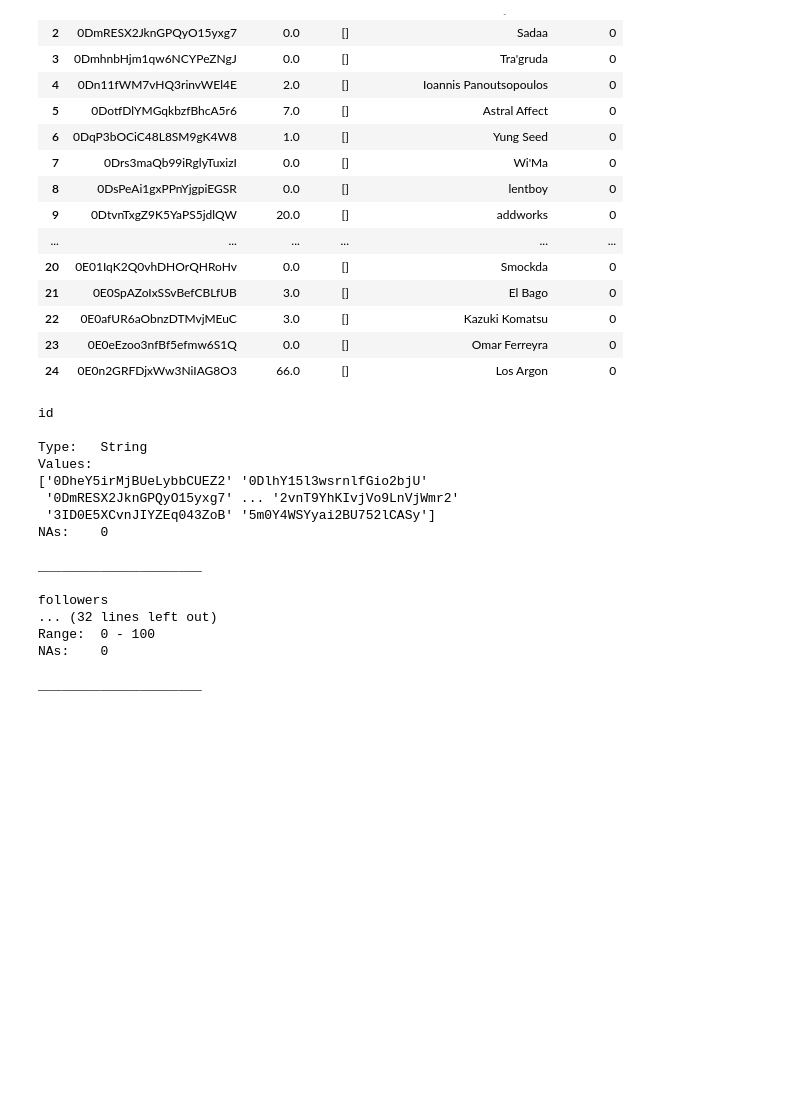
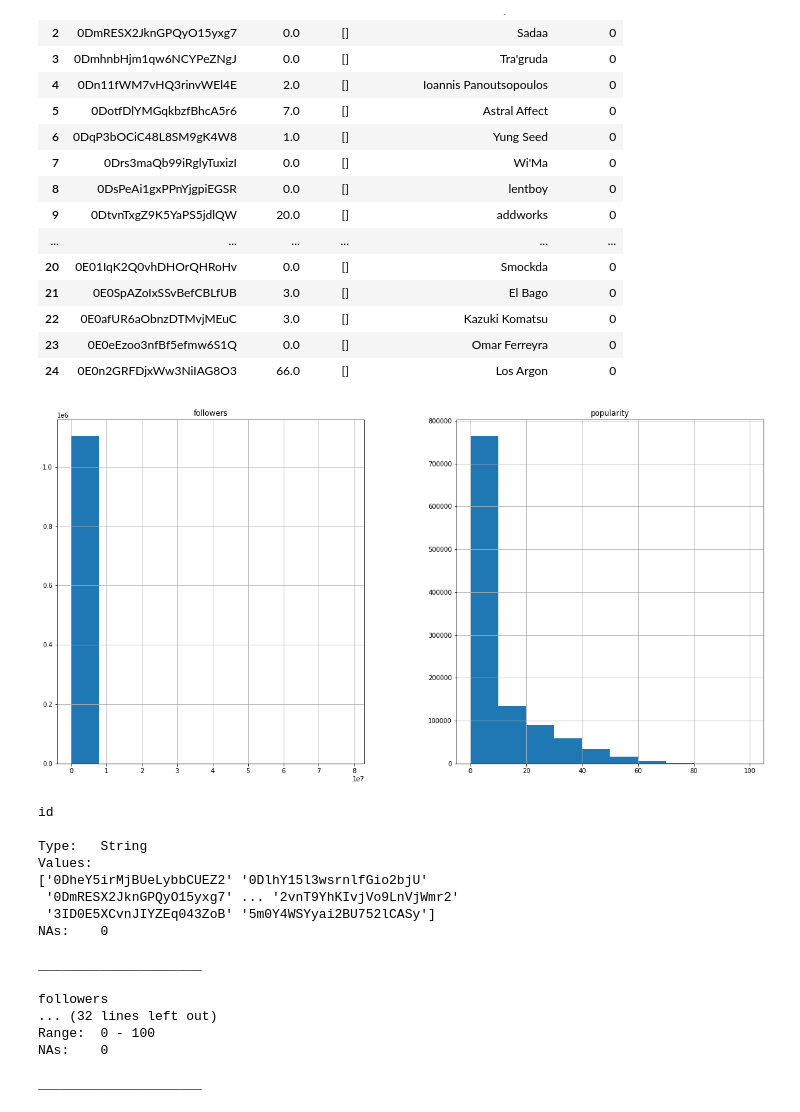
Before and after one commit to pjmaguire/find_me_music, a Jupyter notebook: Find_Me_Music.ipynb, the cells around one changed output. Drawn from its saved outputs; the diff is of its cells as text; code cells hidden in the pictures; blank space fills up the shorter version.

```diff
--- a/Find_Me_Music.ipynb
+++ b/Find_Me_Music.ipynb
@@ -100,6 +105,11 @@ artists.head(25)
 | 22 | 0E0afUR6aObnzDTMvjMEuC | 3.0 | [] | Kazuki Komatsu | 0 |
 | 23 | 0E0eEzoo3nfBf5efmw6S1Q | 0.0 | [] | Omar Ferreyra | 0 |
 | 24 | 0E0n2GRFDjxWw3NiIAG8O3 | 66.0 | [] | Los Argon | 0 |
+# %%
+artists.hist(figsize=(20, 10))
+plt.show()
+# %% [output]
+[figure, added]
 # %%
 data_report(artists, figures=False)
 # %% [output]
```
Also changed, not shown: parts of 39 cells of this notebook.
